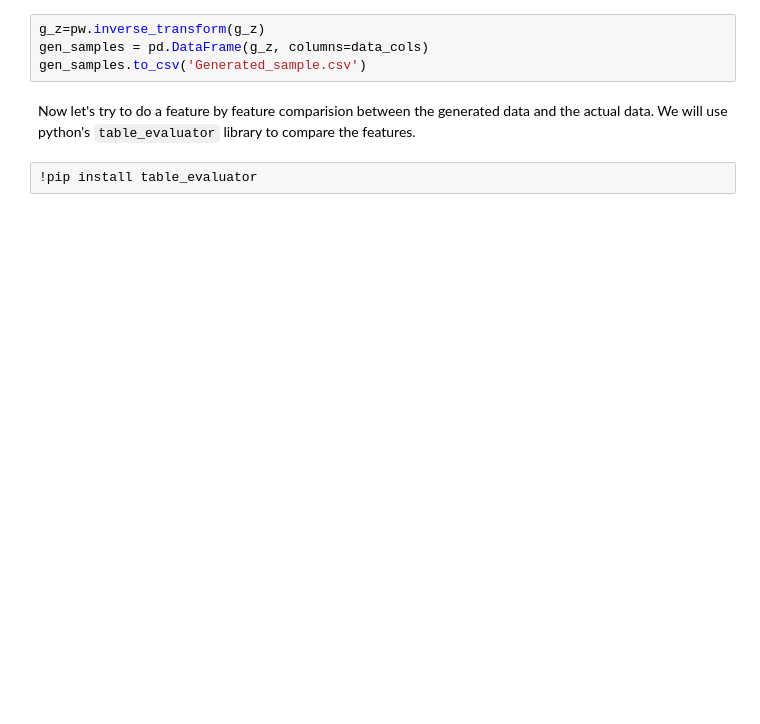
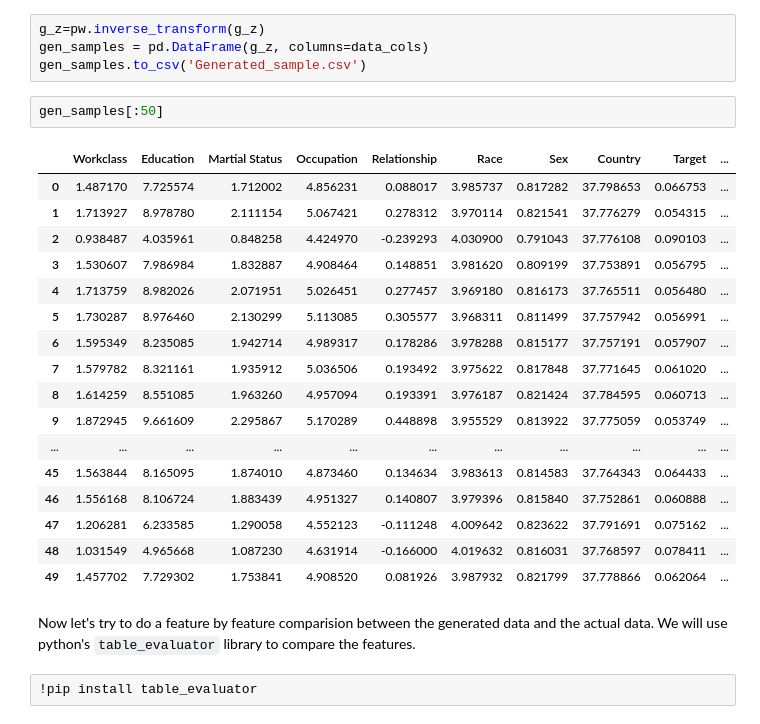
Before and after one commit to Chdunham/Chdunham.github.io, a Jupyter notebook: Encoder_Decoder_on_Adult_Dataset.ipynb, the cells around one changed output. Drawn from its saved outputs; the diff is of its cells as text; blank space fills up the shorter version.

```diff
--- a/Encoder_Decoder_on_Adult_Dataset.ipynb
+++ b/Encoder_Decoder_on_Adult_Dataset.ipynb
@@ -584,6 +598,26 @@ No handles with labels found to put in legend.
 g_z=pw.inverse_transform(g_z)
 gen_samples = pd.DataFrame(g_z, columns=data_cols)
 gen_samples.to_csv('Generated_sample.csv')
+# %%
+gen_samples[:50]
+# %% [output]
+|  | Workclass | Education | Martial Status | Occupation | Relationship | Race | Sex | Country | Target | ... |
+| 0 | 1.487170 | 7.725574 | 1.712002 | 4.856231 | 0.088017 | 3.985737 | 0.817282 | 37.798653 | 0.066753 | ... |
+| 1 | 1.713927 | 8.978780 | 2.111154 | 5.067421 | 0.278312 | 3.970114 | 0.821541 | 37.776279 | 0.054315 | ... |
+| 2 | 0.938487 | 4.035961 | 0.848258 | 4.424970 | -0.239293 | 4.030900 | 0.791043 | 37.776108 | 0.090103 | ... |
+| 3 | 1.530607 | 7.986984 | 1.832887 | 4.908464 | 0.148851 | 3.981620 | 0.809199 | 37.753891 | 0.056795 | ... |
+| 4 | 1.713759 | 8.982026 | 2.071951 | 5.026451 | 0.277457 | 3.969180 | 0.816173 | 37.765511 | 0.056480 | ... |
+| 5 | 1.730287 | 8.976460 | 2.130299 | 5.113085 | 0.305577 | 3.968311 | 0.811499 | 37.757942 | 0.056991 | ... |
+| 6 | 1.595349 | 8.235085 | 1.942714 | 4.989317 | 0.178286 | 3.978288 | 0.815177 | 37.757191 | 0.057907 | ... |
+| 7 | 1.579782 | 8.321161 | 1.935912 | 5.036506 | 0.193492 | 3.975622 | 0.817848 | 37.771645 | 0.061020 | ... |
+| 8 | 1.614259 | 8.551085 | 1.963260 | 4.957094 | 0.193391 | 3.976187 | 0.821424 | 37.784595 | 0.060713 | ... |
+| 9 | 1.872945 | 9.661609 | 2.295867 | 5.170289 | 0.448898 | 3.955529 | 0.813922 | 37.775059 | 0.053749 | ... |
+| ... | ... | ... | ... | ... | ... | ... | ... | ... | ... | ... |
+| 45 | 1.563844 | 8.165095 | 1.874010 | 4.873460 | 0.134634 | 3.983613 | 0.814583 | 37.764343 | 0.064433 | ... |
+| 46 | 1.556168 | 8.106724 | 1.883439 | 4.951327 | 0.140807 | 3.979396 | 0.815840 | 37.752861 | 0.060888 | ... |
+| 47 | 1.206281 | 6.233585 | 1.290058 | 4.552123 | -0.111248 | 4.009642 | 0.823622 | 37.791691 | 0.075162 | ... |
+| 48 | 1.031549 | 4.965668 | 1.087230 | 4.631914 | -0.166000 | 4.019632 | 0.816031 | 37.768597 | 0.078411 | ... |
+| 49 | 1.457702 | 7.729302 | 1.753841 | 4.908520 | 0.081926 | 3.987932 | 0.821799 | 37.778866 | 0.062064 | ... |
 # %% [markdown]
 Now let's try to do a feature by feature comparision between the generated data and the actual data. We will use python's `table_evaluator` library to compare the features.
 # %%
```
Also changed, not shown: parts of 14 cells of this notebook.
